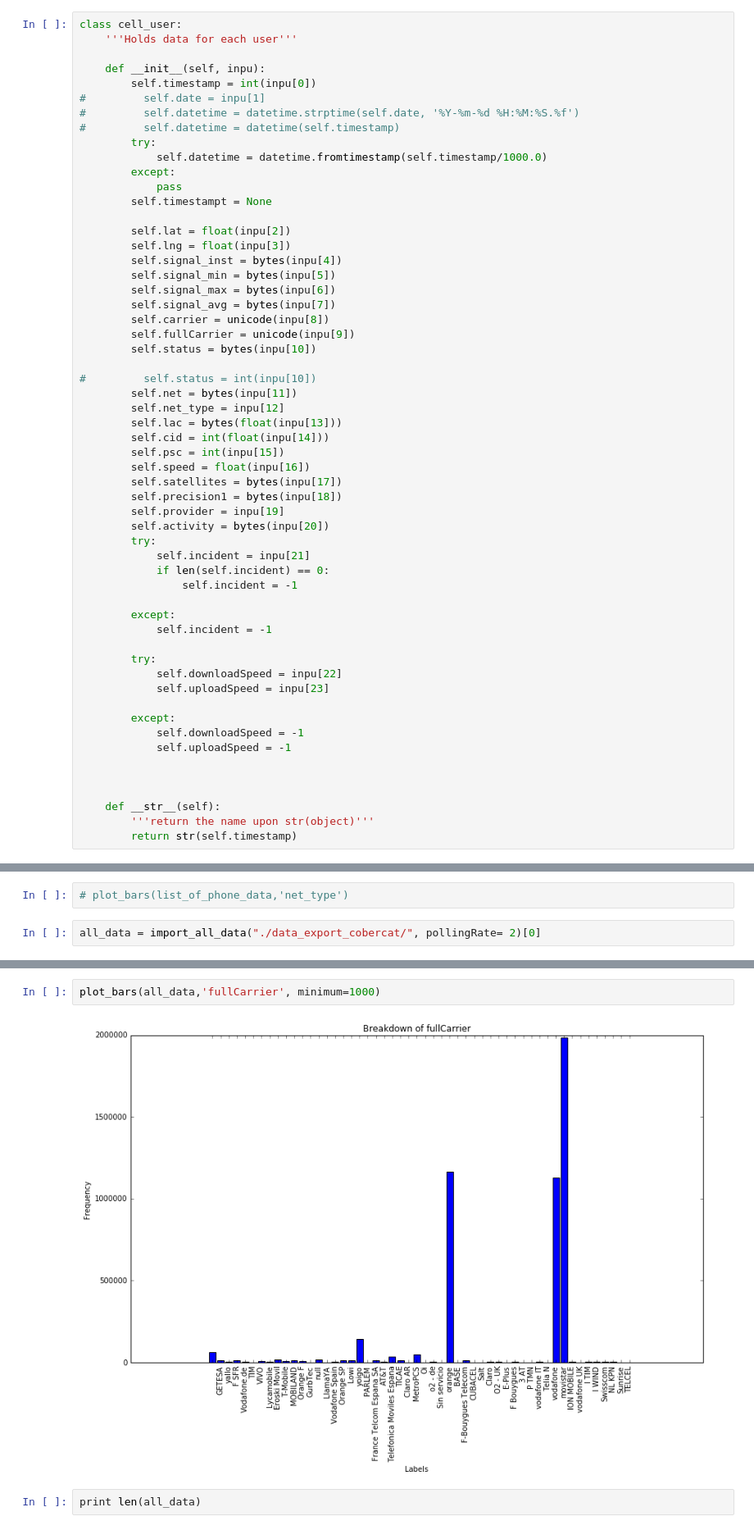
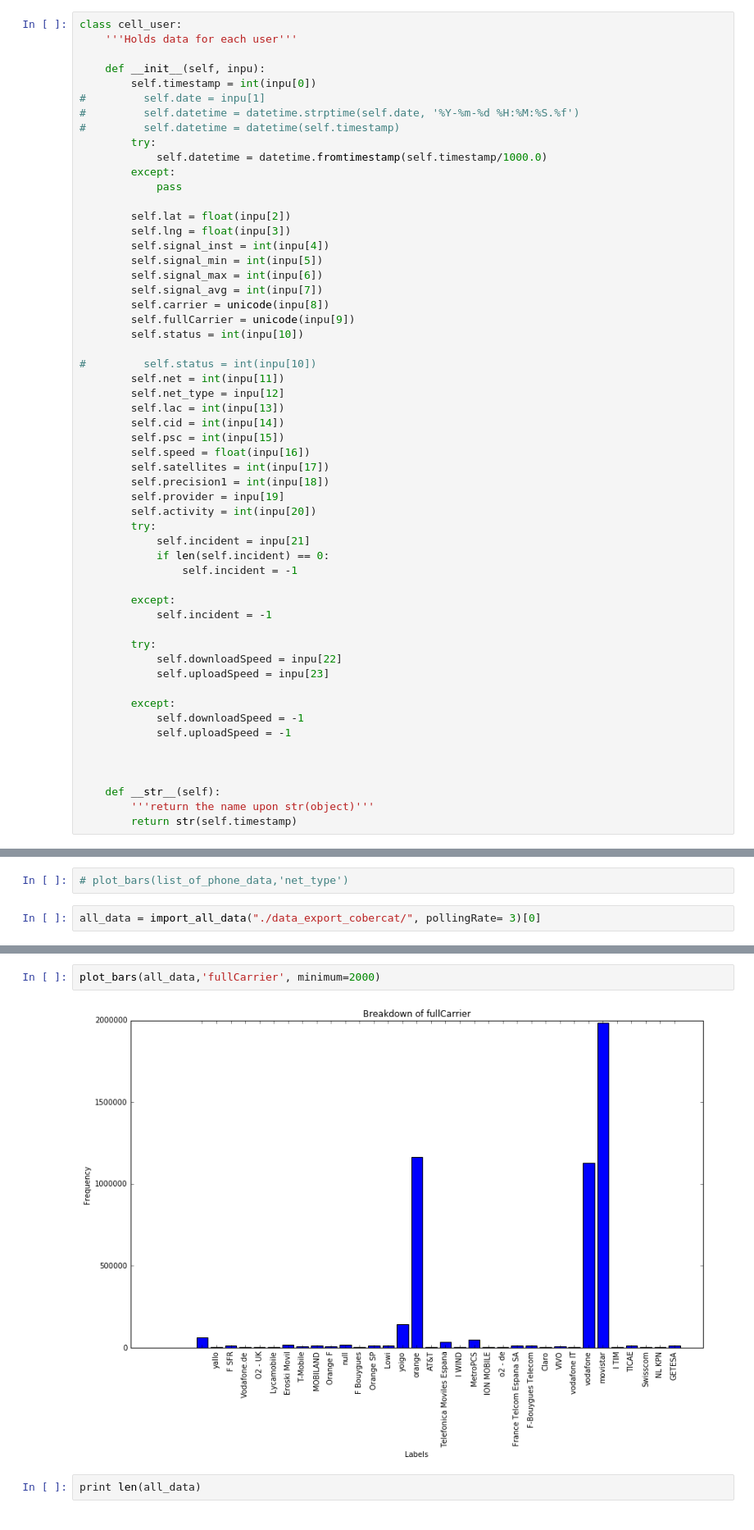
Before and after one commit to RichardoC/ACCD, a Jupyter notebook: Richard's analysis code.ipynb, the cells around one changed output, grey strips where cells are left out. Shown at 82% size. Cells and saved outputs as stored; diff of their text form.

```diff
--- a/Richard's analysis code.ipynb
+++ b/Richard's analysis code.ipynb
@@ -31,29 +31,28 @@ class cell_user:
             self.datetime = datetime.fromtimestamp(self.timestamp/1000.0)
         except:
             pass
-        self.timestampt = None
 
         self.lat = float(inpu[2])
         self.lng = float(inpu[3])
-        self.signal_inst = bytes(inpu[4])
-        self.signal_min = bytes(inpu[5])
-        self.signal_max = bytes(inpu[6])
-        self.signal_avg = bytes(inpu[7])
+        self.signal_inst = int(inpu[4])
+        self.signal_min = int(inpu[5])
+        self.signal_max = int(inpu[6])
+        self.signal_avg = int(inpu[7])
         self.carrier = unicode(inpu[8])
         self.fullCarrier = unicode(inpu[9])
-        self.status = bytes(inpu[10])
+        self.status = int(inpu[10])
 
 #         self.status = int(inpu[10])
-        self.net = bytes(inpu[11])
+        self.net = int(inpu[11])
         self.net_type = inpu[12]
-        self.lac = bytes(float(inpu[13]))
-        self.cid = int(float(inpu[14]))
+        self.lac = int(inpu[13])
+        self.cid = int(inpu[14])
         self.psc = int(inpu[15])
         self.speed = float(inpu[16])
-        self.satellites = bytes(inpu[17])
-        self.precision1 = bytes(inpu[18])
+        self.satellites = int(inpu[17])
+        self.precision1 = int(inpu[18])
         self.provider = inpu[19]
-        self.activity = bytes(inpu[20])
+        self.activity = int(inpu[20])
         try:
             self.incident = inpu[21]
             if len(self.incident) == 0:
@@ -248,7 +259,7 @@ def import_all_data(folder,pollingRate = 0):
 # %%
 # plot_bars(list_of_phone_data,'net_type')
 # %%
-all_data = import_all_data("./data_export_cobercat/", pollingRate= 2)[0]
+all_data = import_all_data("./data_export_cobercat/", pollingRate= 3)[0]
 # %% [output]
 ./data_export_cobercat/data_export_01-2015.csv
 ./data_export_cobercat/data_export_01-2016.csv
@@ -270,7 +274,7 @@ Ratio of invalid entries: 0.000349042090625
 # %%
-plot_bars(all_data,'fullCarrier', minimum=1000)
+plot_bars(all_data,'fullCarrier', minimum=2000)
 # %% [output]
-[figure, old version]
+[figure, new version]
 # %%
 print len(all_data)
 # %% [output]
```
Also changed, not shown: parts of 6 cells of this notebook.
